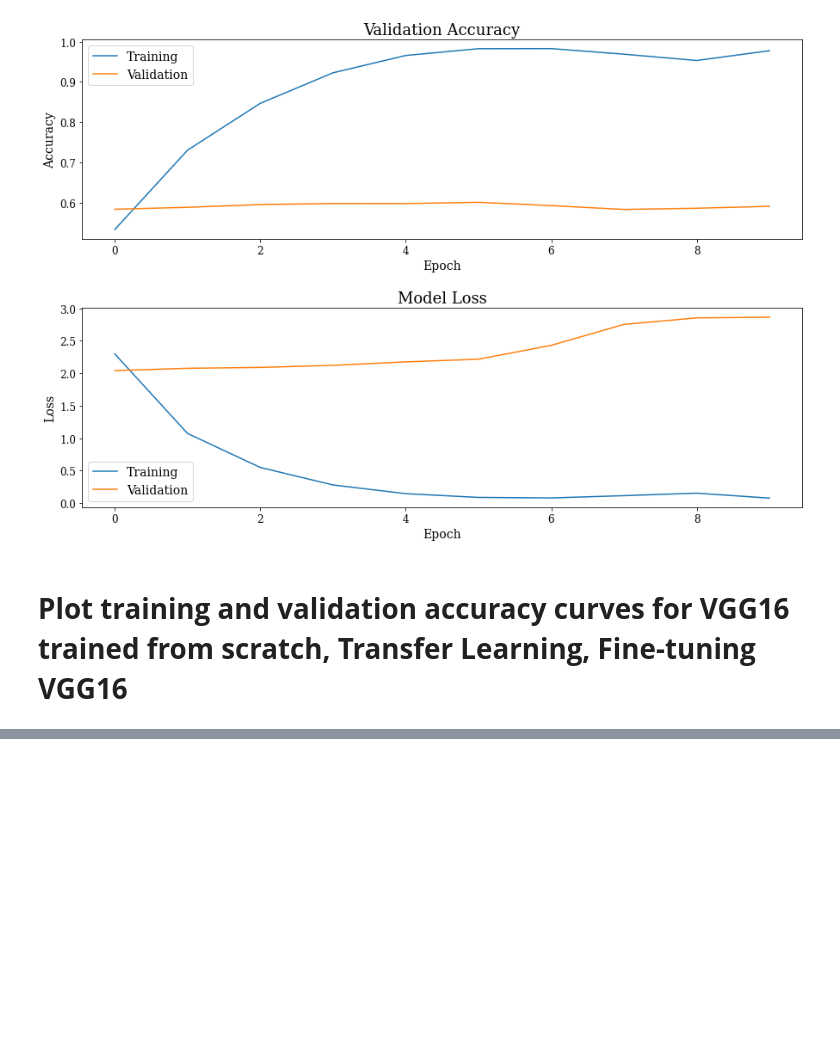
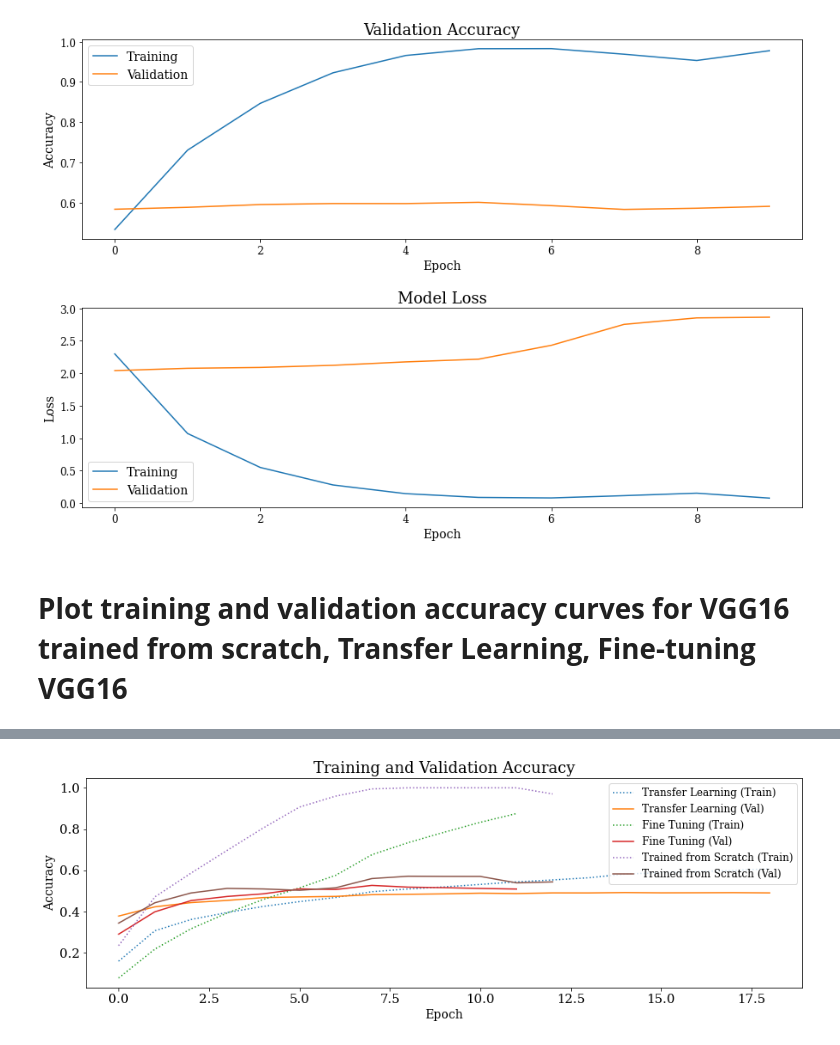
Before and after one commit to limited-fion/deep-learning-cw, a Jupyter notebook: 04_cw.ipynb, the cells around one changed output, grey strips where cells are left out. Saved outputs shown, nothing was run; the diff lists cells and outputs as text; code cells hidden in the pictures; blank space fills up the shorter version.

Commit message:
updated with figure

```diff
--- a/04_cw.ipynb
+++ b/04_cw.ipynb
@@ -1448,28 +1661,35 @@ plot_history(history_my_model, 'my_model.png', metric='categorical_accuracy')
 # %%
 def addlabels(x,y):
   for i in range(len(x)):
     plt.text(i, y, y, ha='center', fontsize=13)
 
 fig = plt.figure(figsize=(15,4.5))
 
-plt.plot(history_tl.history['categorical_accuracy'], linestyle='dotted', color='purple', label='lr = 0.0003')
-plt.plot(history_tl.history['val_categorical_accuracy'], color='purple', label='lr = 0.0003')
+plt.plot(history_tl3.history['categorical_accuracy'], linestyle='dotted', label='Transfer Learning (Train)')
+plt.plot(history_tl3.history['val_categorical_accuracy'], label='Transfer Learning (Val)')
+plt.plot(history_ft.history['categorical_accuracy'], linestyle='dotted', label='Fine Tuning (Train)')
+plt.plot(history_ft.history['val_categorical_accuracy'], label='Fine Tuning (Val)')
+plt.plot(history_scratch4.history['categorical_accuracy'],  linestyle='dotted', label='Trained from Scratch (Train)')
+plt.plot(history_scratch4.history['val_categorical_accuracy'], label='Trained from Scratch (Val)')
+
 
 plt.title('Training and Validation Accuracy', fontsize = 18)
 plt.yticks(fontsize = 15)
 plt.xticks(fontsize = 15)
 plt.ylabel('Accuracy', fontsize = 14)
 plt.xlabel('Epoch', fontsize = 14)
 
 # plt.text(16, 1.18, 'lr = 0.003', fontsize=14)
 # plt.text(16, 1.5, 'lr = 0.001', fontsize=14)
 # plt.text(16, 1.9, 'lr = 0.0003', fontsize=14)
 
-plt.legend(['Training', 'Validation'], fontsize=14, loc='upper right')
+plt.legend(fontsize=12, loc='upper right')
 
 directory = '/content/drive/MyDrive/dl-cw-04/diagrams/'
 
 if not os.path.exists(directory):
   os.makedirs(directory)
 
 fig.savefig(os.path.join(directory, 'vgg16.png'))
+# %% [output]
+[figure, added]
```
Also changed, not shown: parts of 9 cells of this notebook.
